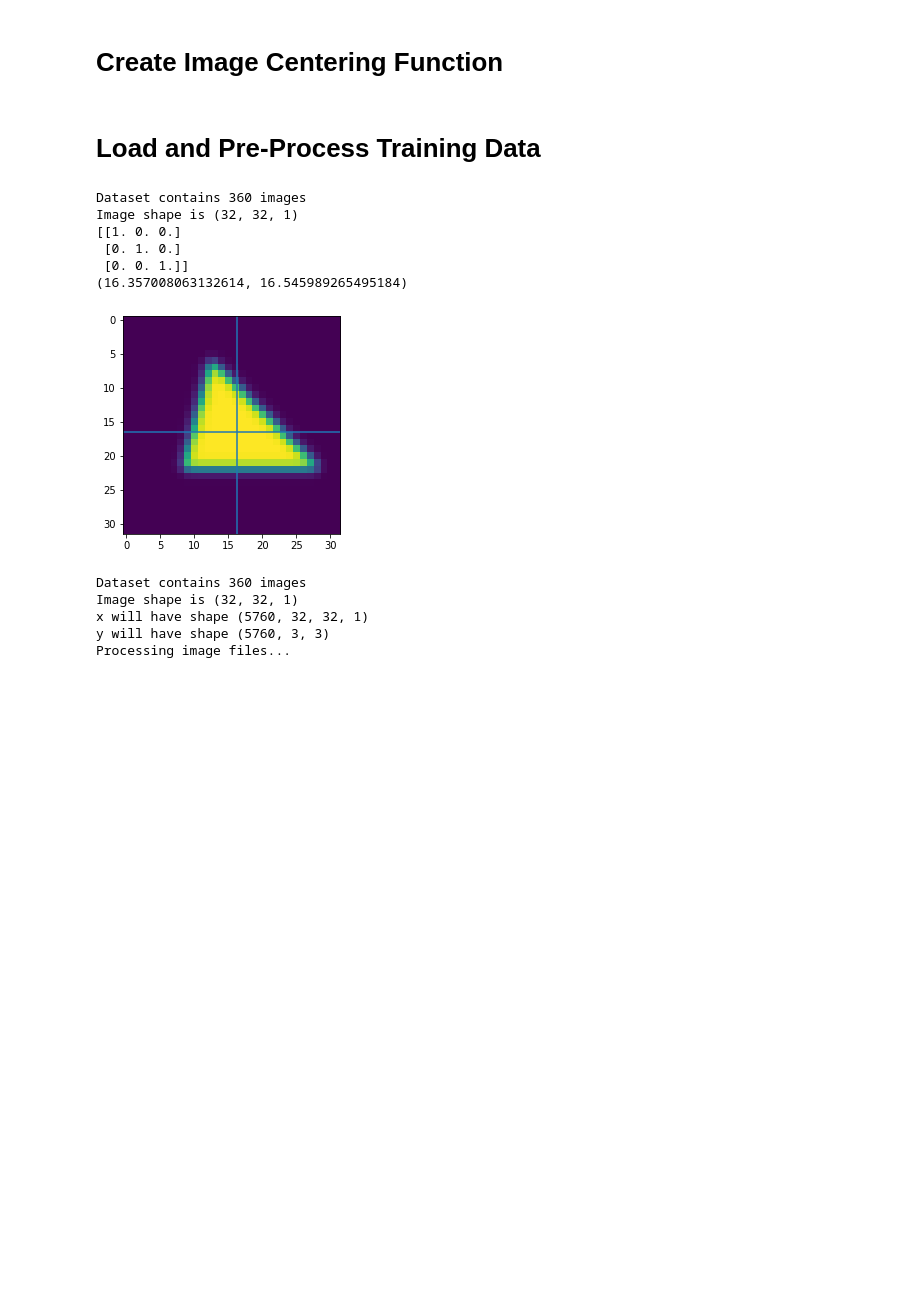
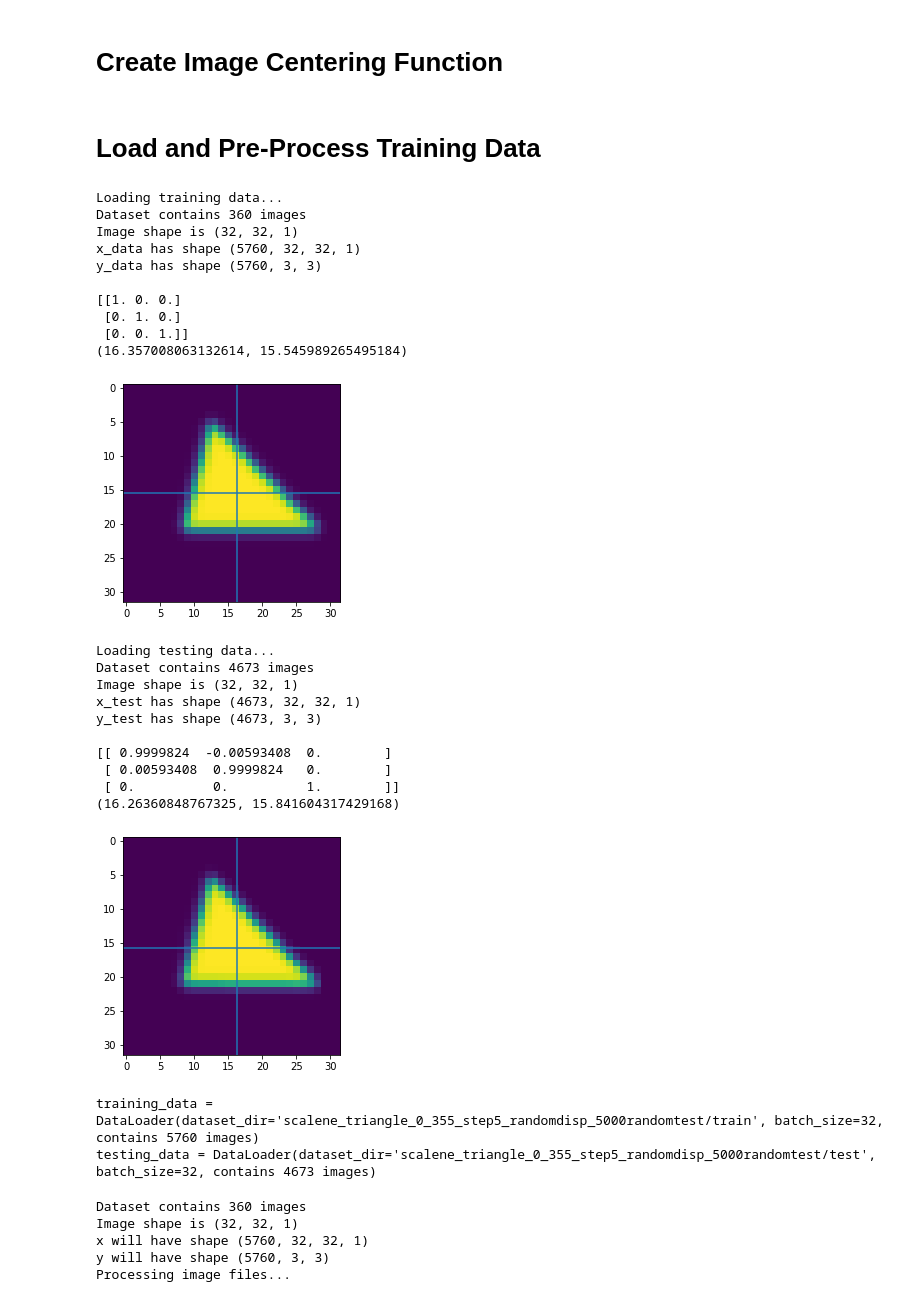
Before and after one commit to SEMOrientation/Y4ProjectNotebooks, a Jupyter notebook: 2D_Network.ipynb, the cells around one changed output. Saved outputs shown, nothing was run; the diff lists cells and outputs as text; code cells hidden in the pictures; blank space fills up the shorter version.

Commit message:
Refactor centring and centre augmentation as preprocessing step

```diff
--- a/2D_Network.ipynb
+++ b/2D_Network.ipynb
@@ -105,14 +105,13 @@ def SO3_distance(M1, M2):
   return angle
 
 ### TEST SO3_distance
-test_tolerance = 0.001
 for i in range(100):
   test_angle1, test_angle2 = np.random.uniform(0, 180, 2) # max difference should be 180, as > 180 is no longer the shortest angle
   testM1 = R.from_euler("zyx", [test_angle1, 0, 0], degrees=True).as_matrix()
   testM2 = R.from_euler("zyx", [test_angle2, 0, 0], degrees=True).as_matrix()
   test_true_angle = abs(test_angle1-test_angle2)
   test_angle = abs(SO3_distance(testM1, testM2))
-  assert test_angle + test_tolerance > test_true_angle and test_angle - test_tolerance < test_true_angle
+  np.testing.assert_approx_equal(test_angle, test_true_angle, 5)
 # %%
 SO31 = R.from_euler("zyx",[3, 2, 1]).as_matrix()
 D61 = from_SO3_to_6D(SO31)
@@ -149,7 +148,7 @@ tf: tf.Tensor(
 import numpy as np
 from scipy import ndimage
 from PIL import Image
-def centre_image(a: np.ndarray, target_centre=(0,0)):
+def centre_image(a: np.ndarray, target_centre=(0,0), interp=0):
   """Centres a single-channel image using centre of mass.
 
   Target centre is defined such that (x=0,y=0) is the centre of the image.
@@ -172,14 +171,14 @@ def centre_image(a: np.ndarray, target_centre=(0,0)):
   # translate COM to centre of image
   for i in range(a.shape[0]):
     im = a[i]
-    target_centre = (im.shape[0]/2 + target_centre[0],
+    final_target = (im.shape[0]/2 + target_centre[0],
                      im.shape[1]/2 + target_centre[1])
     # use affine transform with a=1, e=1, i=1, c=x, f=y to translate
-    translation = (COM[i][0] - target_centre[0], COM[i][1] - target_centre[1])
+    translation = (COM[i][0] - final_target[0], COM[i][1] - final_target[1])
     transform = np.array([[1, 0, translation[0]],
                           [0, 1, translation[1]],
                           [0, 0, 1]])
-    output[i] = ndimage.affine_transform(im, transform, order=0)
+    output[i] = ndimage.affine_transform(im, transform, order=interp)
 
   return output
 # %% [markdown]
@@ -281,31 +338,89 @@ class DataLoader(keras.utils.Sequence):
 # %%
 RESIZE_SHAPE = (32, 32) # (x, y)
 
 GAUSS_RADIUS = 1 * RESIZE_SHAPE[0]/50
 
+# displace the centre randomly
+CENTRE_AUGMENTATIONS = 16
+CENTRE_AUGMENTATION_SIGMA = 2 * RESIZE_SHAPE[0]/50
+
+print("Loading training data...")
 training_data = DataLoader(os.path.join(DATASET_DIR, "train"),
                            onload=[
                                    onload_ResizeImage(RESIZE_SHAPE),
                                    onload_GaussianBlur(GAUSS_RADIUS),
-                                   ])
+                                   ],
+                           preproc=[
+                                    preproc_CentreAug(CENTRE_AUGMENTATION_SIGMA, CENTRE_AUGMENTATIONS),
+                           ],
+                           )
+
+print(f"x_data has shape {training_data.xdata.shape}")
+print(f"y_data has shape {training_data.ydata.shape}")
+print()
 
 im0 = training_data.xdata[0,:,:].reshape(RESIZE_SHAPE).T
 rot0 = training_data.ydata[0]
 plt.imshow(im0)
 COM = ndimage.measurements.center_of_mass(im0.T)
 plt.axvline(COM[0])
 plt.axhline(COM[1])
 print(rot0)
 print(COM)
 plt.show()
+
+print("\nLoading testing data...")
+testing_data = DataLoader(os.path.join(DATASET_DIR, "test"),
+                          onload=[
+                                   onload_ResizeImage(RESIZE_SHAPE),
+                                   onload_GaussianBlur(GAUSS_RADIUS),
+                                   ],
+                          preproc=[
+                                   preproc_Centre(),
+                          ],
+                          )
+
+print(f"x_test has shape {testing_data.xdata.shape}")
+print(f"y_test has shape {testing_data.ydata.shape}")
+print()
+
+im1 = testing_data.xdata[1,:,:].reshape(RESIZE_SHAPE).T
+rot1 = testing_data.ydata[1]
+plt.imshow(im1)
+COM = ndimage.measurements.center_of_mass(im1.T)
+plt.axvline(COM[0])
+plt.axhline(COM[1])
+print(rot1)
+print(COM)
+plt.show()
+
+print(f"\ntraining_data = {training_data}")
+print(f"testing_data = {testing_data}")
 # %% [output]
+Loading training data...
 Dataset contains 360 images
 Image shape is (32, 32, 1)
+x_data has shape (5760, 32, 32, 1)
+y_data has shape (5760, 3, 3)
+
 [[1. 0. 0.]
  [0. 1. 0.]
  [0. 0. 1.]]
-(16.357008063132614, 16.545989265495184)
+(16.357008063132614, 15.545989265495184)
-[figure, old version]
+[figure, new version]
+Loading testing data...
+Dataset contains 4673 images
+Image shape is (32, 32, 1)
+x_test has shape (4673, 32, 32, 1)
+y_test has shape (4673, 3, 3)
+
+[[ 0.9999824  -0.00593408  0.        ]
+ [ 0.00593408  0.9999824   0.        ]
+ [ 0.          0.          1.        ]]
+(16.26360848767325, 15.841604317429168)
+[figure, added]
+training_data = DataLoader(dataset_dir='scalene_triangle_0_355_step5_randomdisp_5000randomtest/train', batch_size=32, contains 5760 images)
+testing_data = DataLoader(dataset_dir='scalene_triangle_0_355_step5_randomdisp_5000randomtest/test', batch_size=32, contains 4673 images)
 # %%
 def polar_to_cartesian(r, theta):
   r = np.abs(r)
```
Also changed, not shown: parts of 3 cells of this notebook.
